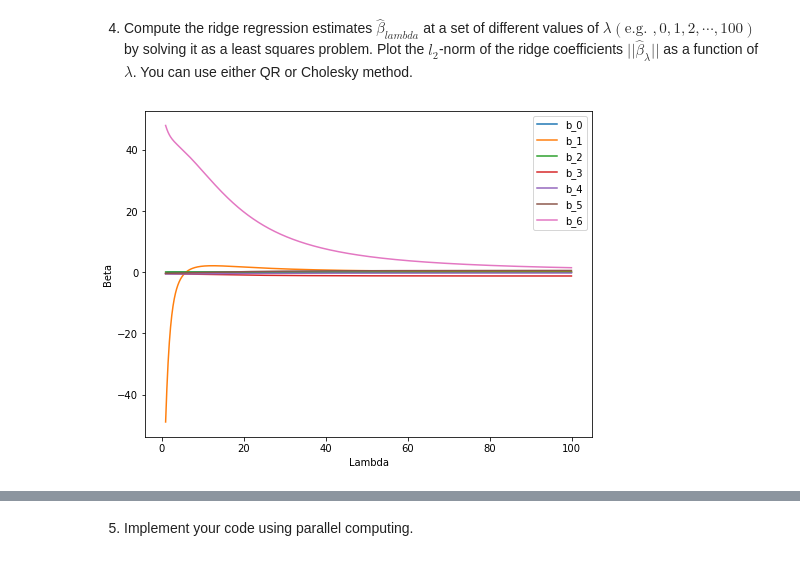
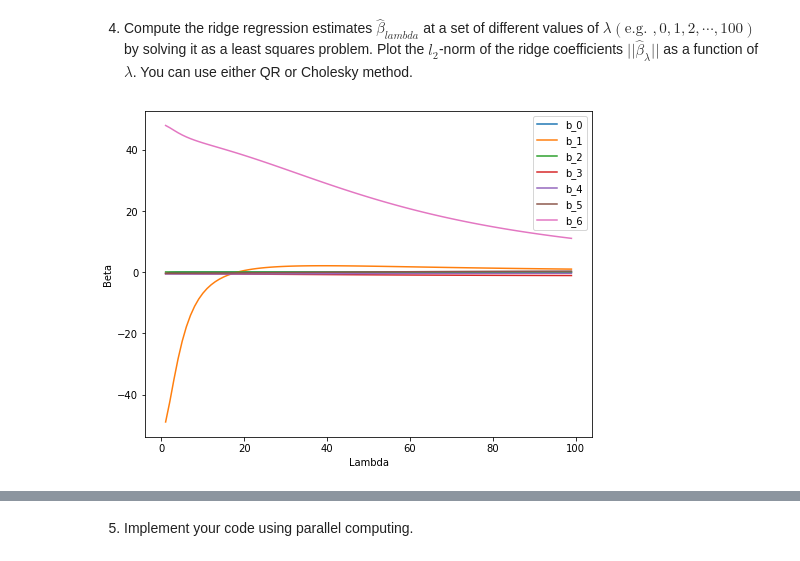
Before and after one commit to Wook22/UC-DAVIS, a Jupyter notebook: STA141C/CHOE_JONGWOOK_hw2.ipynb, the cells around one changed output, grey strips where cells are left out. Saved outputs shown, nothing was run; the diff lists cells and outputs as text; code cells hidden in the pictures.

```diff
--- a/STA141C/CHOE_JONGWOOK_hw2.ipynb
+++ b/STA141C/CHOE_JONGWOOK_hw2.ipynb
@@ -371,7 +375,7 @@ X = x.T.dot(x)
 Y = x.T.dot(y)
 
 # lambda from 1 to 100
-ly = np.arange(1,100,0.1)
+ly = np.arange(1,100,1)
 
 
 df = np.arange(1,8).reshape(1,-1)
@@ -379,31 +383,31 @@ df = np.arange(1,8).reshape(1,-1)
 # compute and add penalty
 for i in ly:
     pty = i * np.eye(7)
     X = X + pty
     c, low = cho_factor(X)
     btas = cho_solve((c,low),Y).reshape(1,-1)
     df = np.vstack((df, btas))
 
 # remove the first r.n given
 # combine to df
 df = pd.DataFrame(df[1:,:])
 
 plt.figure(figsize = (8,6))
 plt.plot(ly, df[0], label='b_0')
 plt.plot(ly, df[1], label='b_1')
 plt.plot(ly, df[2], label='b_2')
 plt.plot(ly, df[3], label='b_3')
 plt.plot(ly, df[4], label='b_4')
 plt.plot(ly, df[5], label='b_5')
 plt.plot(ly, df[6], label='b_6')
 
 
 plt.legend()
 
 plt.xlabel('Lambda')
 plt.ylabel('Beta')
 
 
 plt.show()
 # %% [output]
-[figure, old version]
+[figure, new version]
```
Also changed, not shown: parts of 5 cells of this notebook, 1 other file.
